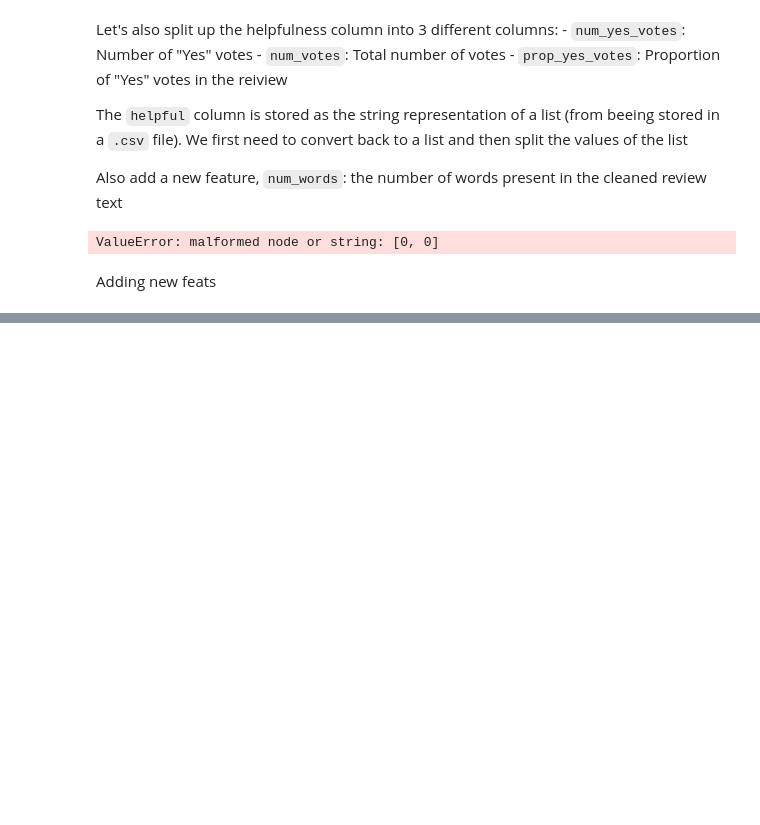
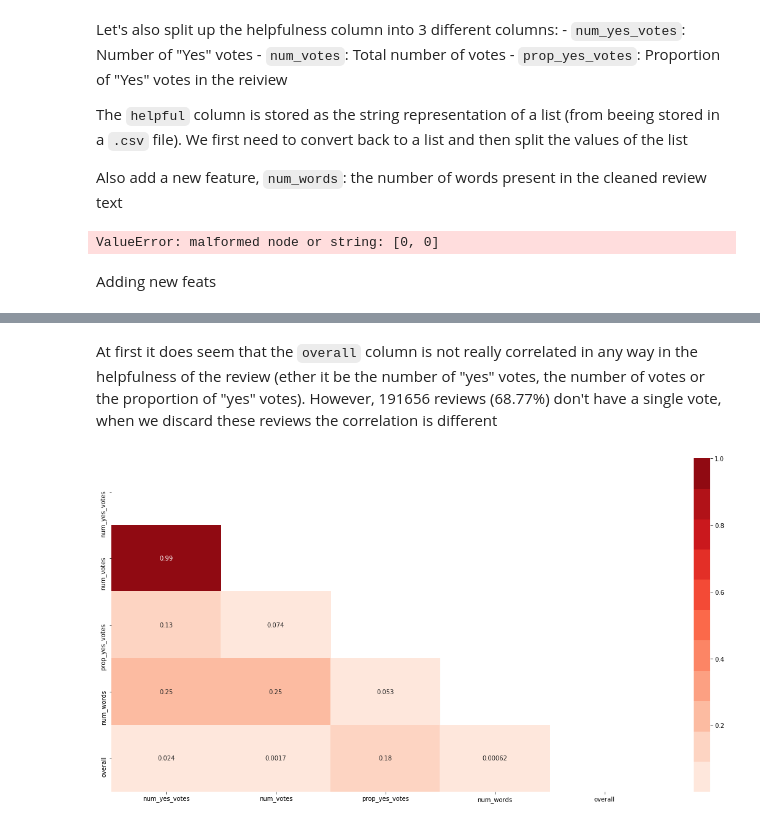
Before and after one commit to lsfischer/cleverly_challenge, a Jupyter notebook: code/cleverly_challenge.ipynb, the cells around one changed output, grey strips where cells are left out. Saved outputs shown, nothing was run; the diff lists cells and outputs as text; code cells hidden in the pictures; blank space fills up the shorter version.

```diff
--- a/code/cleverly_challenge.ipynb
+++ b/code/cleverly_challenge.ipynb
@@ -207,0 +258,8 @@ When checking the correlation between features we need to take care to assure th
+# %% [markdown]
+At first it does seem that the `overall` column is not really correlated in any way in the helpfulness of the review (ether it be the number of "yes" votes, the number of votes or the proportion of "yes" votes). However, 191656 reviews (68.77%) don't have a single vote, when we discard these reviews the correlation is different
+# %%
+correlation_wout_zero_reviews = df.loc[df["num_votes"] != 0, ["num_yes_votes", "num_votes", "prop_yes_votes", "num_words", "overall"]].corr()
+
+plot_correlation_matrix(correlation_wout_zero_reviews)
+# %% [output]
+[figure, added]
```
Also changed, not shown: parts of 13 cells of this notebook.
